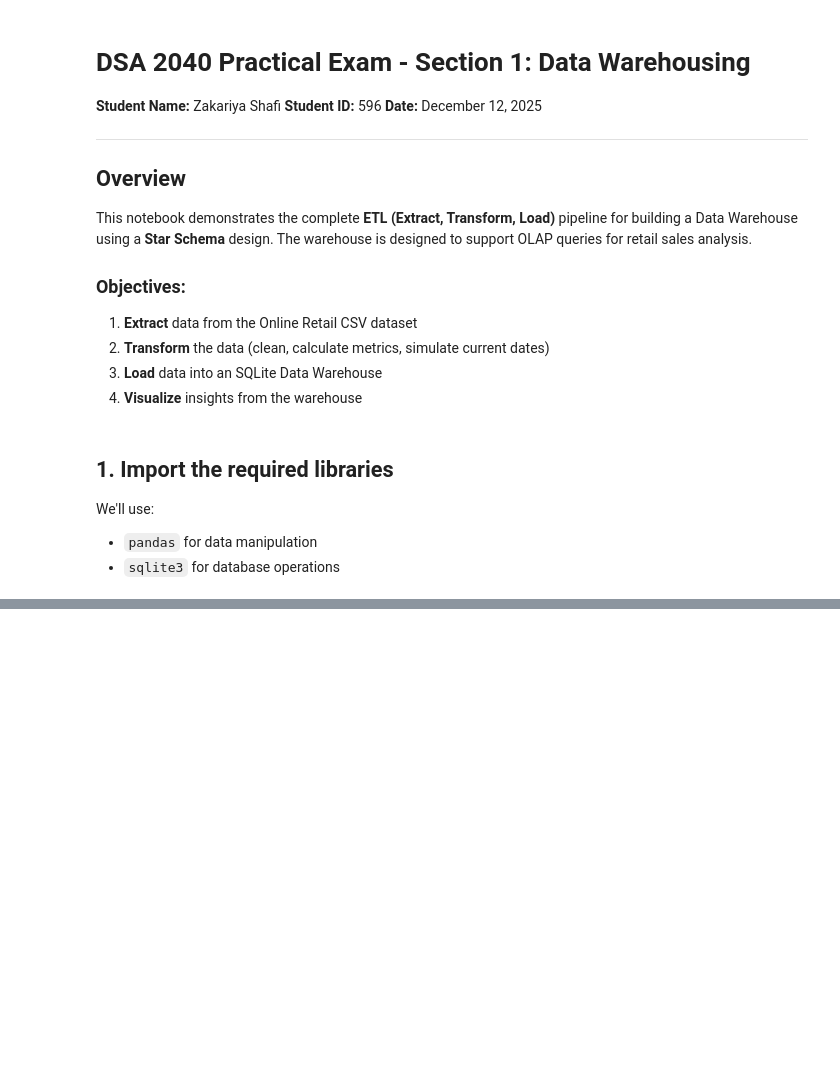
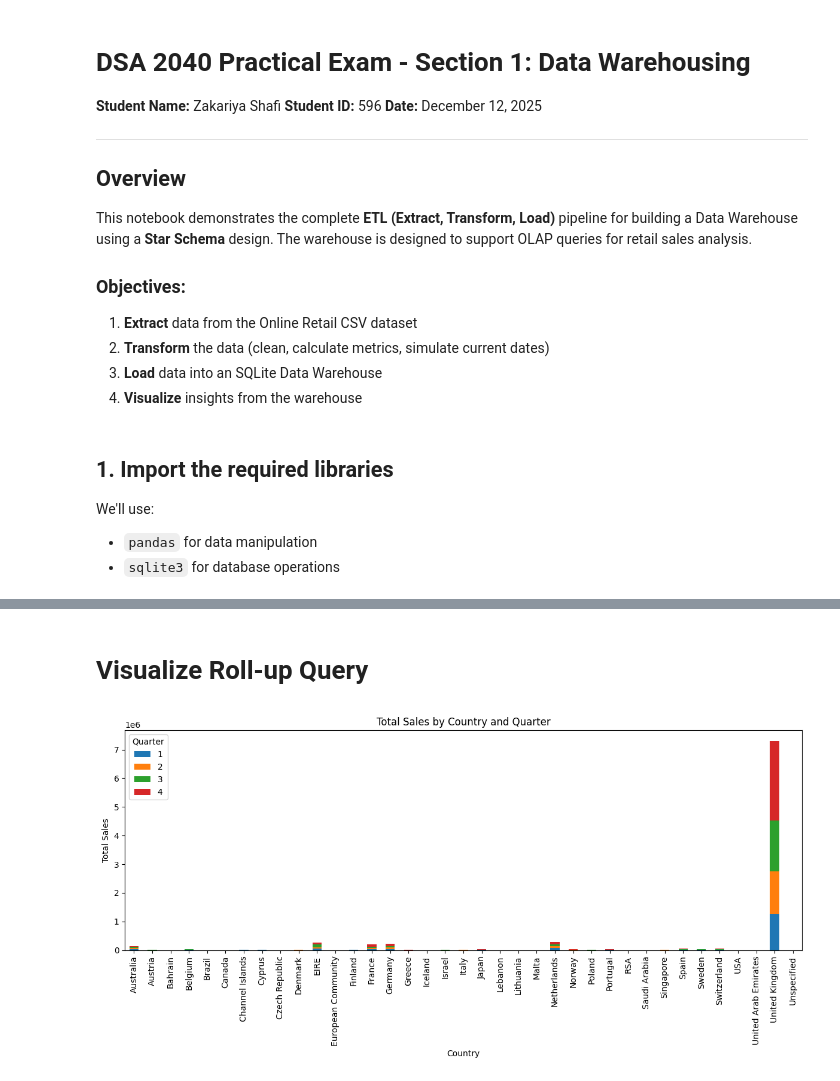
Before and after one commit to Zakishafi/DSA-2040_Practical_Exam_-Zakariya-Shafi-and-596-, a Jupyter notebook: Data_Warehousing/etl_retail.ipynb, the cells around one changed output, grey strips where cells are left out. Saved outputs shown, nothing was run; the diff lists cells and outputs as text; code cells hidden in the pictures; blank space fills up the shorter version.

```diff
--- a/Data_Warehousing/etl_retail.ipynb
+++ b/Data_Warehousing/etl_retail.ipynb
@@ -170,0 +183,8 @@ Data loaded into retail_dw.db
+# %%
+# Connect to database to verify
+import sqlite3
+import pandas as pd
+import matplotlib.pyplot as plt
+
+conn = sqlite3.connect("retail_dw.db")
+print("Connected to retail_dw.db successfully")
@@ -170,0 +239,15 @@ Data loaded into retail_dw.db
+# %%
+# Roll-up: Total sales by Country and Quarter
+rollup_query = """
+SELECT c.Country,
+       ((t.Month-1)/3 + 1) AS Quarter,
+       SUM(s.TotalSales) AS TotalSales
+FROM SalesFact s
+JOIN CustomerDim c ON s.CustomerID = c.CustomerID
+JOIN TimeDim t ON s.InvoiceDate = t.InvoiceDate
+GROUP BY c.Country, Quarter
+ORDER BY c.Country, Quarter;
+"""
+
+df_rollup = pd.read_sql_query(rollup_query, conn)
+df_rollup.head()
@@ -170,0 +328,18 @@ Data loaded into retail_dw.db
+# %% [markdown]
+# Visualize Roll-up Query
+# %%
+# Pivot data for visualization
+df_pivot = df_rollup.pivot(index='Country', columns='Quarter', values='TotalSales').fillna(0)
+
+# Plot stacked bar chart
+df_pivot.plot(kind='bar', stacked=True, figsize=(12,6))
+plt.title("Total Sales by Country and Quarter")
+plt.xlabel("Country")
+plt.ylabel("Total Sales")
+plt.legend(title="Quarter")
+plt.tight_layout()
+plt.savefig("sales_by_country_quarter.png")  # Save as image
+plt.show()
+#!/usr/bin/env python3
+# %% [output]
+[figure, added]
```
Also changed, not shown: parts of 20 cells of this notebook, 2 other files.
